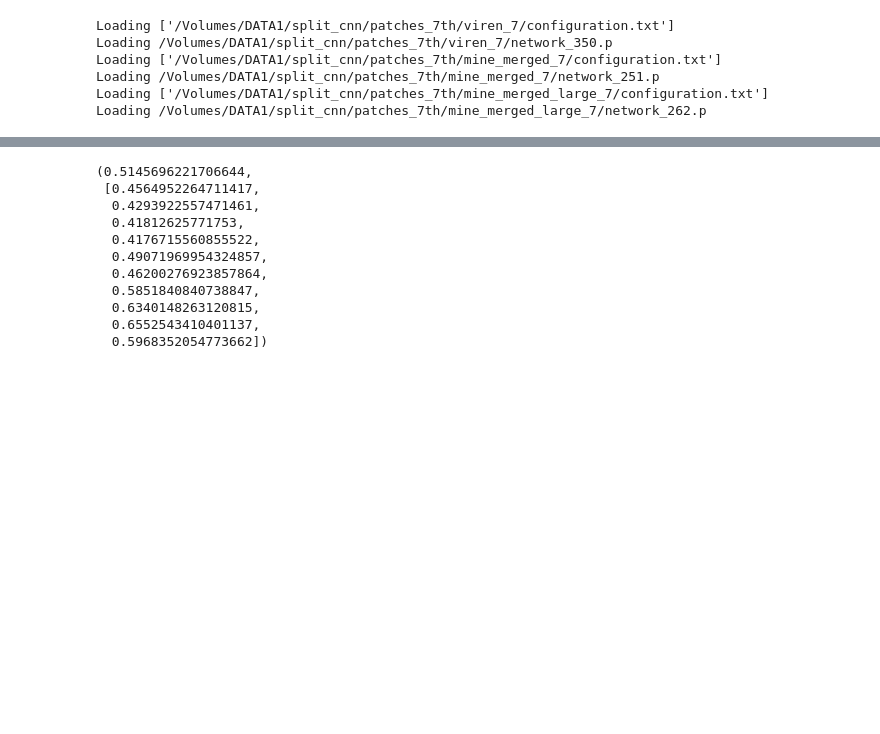
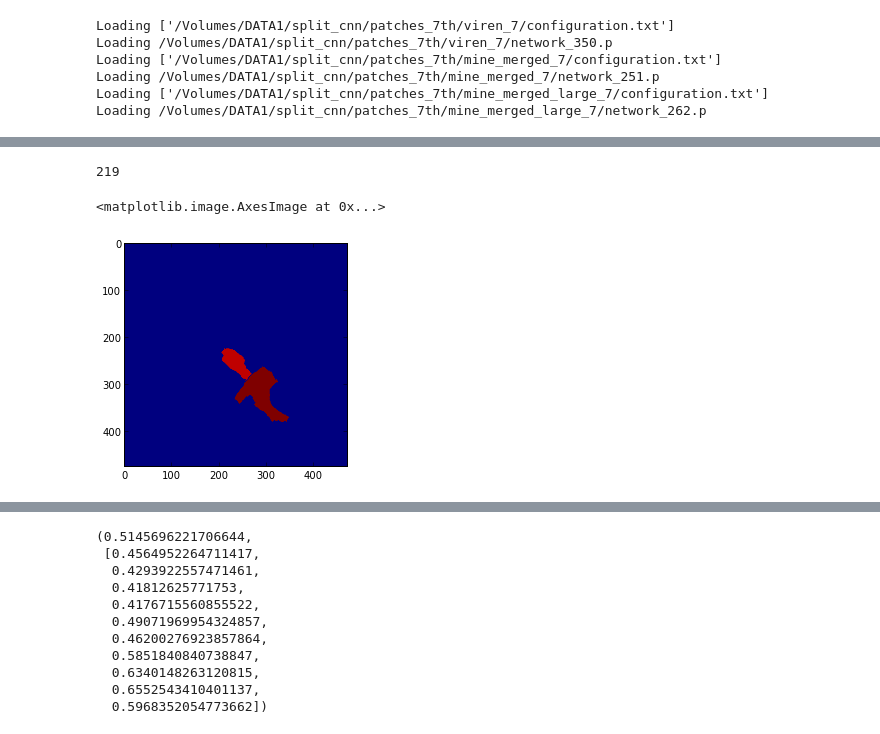
Before and after one commit to VCG/em-quality-metric, a Jupyter notebook: Reignite/DOJO_USER_STUDY-Network3-single_grab.ipynb, the cells around one changed output, grey strips where cells are left out. Saved outputs shown, nothing was run; the diff lists cells and outputs as text; code cells hidden in the pictures; blank space fills up the shorter version.

```diff
--- a/Reignite/DOJO_USER_STUDY-Network3-single_grab.ipynb
+++ b/Reignite/DOJO_USER_STUDY-Network3-single_grab.ipynb
@@ -126,0 +426,9 @@ def cnn_threed_vi(cnn, input_image, input_prob, input_rhoana, input_gold):
+# %%
+len(merge_fixes)
+# %% [output]
+219
+# %%
+imshow(merge_fixes[3][3])
+# %% [output]
+<matplotlib.image.AxesImage at 0x...>
+[figure, added]
```
Also changed, not shown: parts of 21 cells of this notebook, 8 other files.
